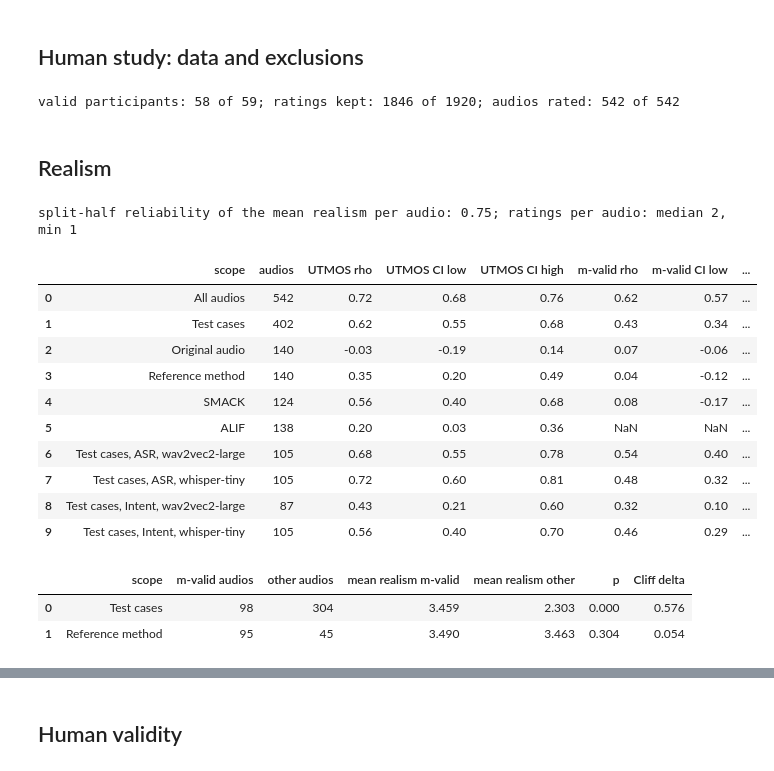
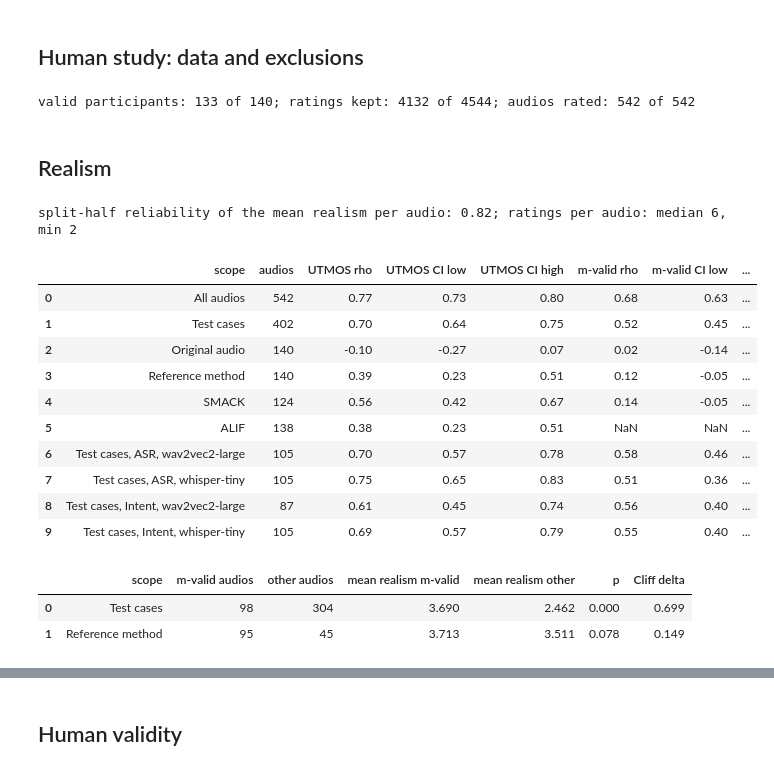
Before and after one commit to oliverweissl/GATAS, a Jupyter notebook: analysis/RQ3_Validity.ipynb, the cells around one changed output, grey strips where cells are left out. Drawn from its saved outputs; the diff is of its cells as text; code cells hidden in the pictures.

```diff
--- a/analysis/RQ3_Validity.ipynb
+++ b/analysis/RQ3_Validity.ipynb
@@ -89,16 +69,25 @@ m-valid UTMOS thresholds per task: {'ASR': 4.262, 'Intent': 4.031}
 import json, os, urllib.request
 import numpy as np
 from scipy import stats
-from stats_utils import wilson_ci
 
 SHEET = "1gqpJs8xKk-GUQ6TEnX8SrmjrWkQGdU6OqM8bKmMDTWk"
 RESPONSES = "../survey/responses.csv"
 ATTENTION = 75  # min. share [%] of clean recordings that must be heard as the shown text
-try:
-    urllib.request.urlretrieve(f"https://docs.google.com/spreadsheets/d/{SHEET}/export?format=csv", RESPONSES)
-except Exception:
-    print("sheet not reachable, using the cached", RESPONSES)
+REFRESH = True  # True: download the current sheet (the paper numbers refer to the cached snapshot)
+if REFRESH:
+    try:
+        urllib.request.urlretrieve(f"https://docs.google.com/spreadsheets/d/{SHEET}/export?format=csv", RESPONSES)
+    except Exception:
+        print("sheet not reachable, using the cached", RESPONSES)
 raw = pd.read_csv(RESPONSES)
+# some rows lack the headphones column (item sits in 'headphones'): shift them back into the header layout
+shifted = raw.headphones.astype(str).str.fullmatch(r"i[0-9a-f]{10}")
+if shifted.any():
+    cols = list(raw.columns[raw.columns.get_loc("headphones"):])
+    raw.loc[shifted, cols] = np.column_stack([np.full(shifted.sum(), np.nan), raw.loc[shifted, cols[:-1]].to_numpy()])
+    for c in ("order", "realism", "plays", "seconds"):
+        raw[c] = pd.to_numeric(raw[c])
+    print(f"realigned {shifted.sum()} rows without the headphones column")
 key = json.load(open("../survey/private/key.json"))
 
 def item_row(item):
@@ -108,8 +97,7 @@ def item_row(item):
     clean = k["condition"] == "clean"
     method = "Clean" if clean else {"ours": "GATAS" if task == "ASR" else "GATAS_llm"}.get(k["condition"], k["condition"])
     return {"item": item, "task": task, "model": ev["asr_model"], "method": method,
-            "utmos": ev["scores"]["UTMOS_ORIGINAL" if clean else "UTMOS"],
-            "spec": 0.0 if clean else ev["scores"]["SPECTROGRAM_DISTANCE"]}
+            "utmos": ev["scores"]["UTMOS_ORIGINAL" if clean else "UTMOS"]}
 
 items = pd.DataFrame([item_row(i) for i in key]).set_index("item")
 items["m_valid"] = items.utmos >= items.task.map(thr2)
@@ -125,7 +113,7 @@ ok = d[d.participant.isin(participants.index[participants.valid]) & (d.plays >=
 print(f"valid participants: {participants.valid.sum()} of {len(participants)}; ratings kept: {len(ok)} of {len(d)}; "
       f"audios rated: {ok.item.nunique()} of {len(items)}")
 # %% [output]
-valid participants: 58 of 59; ratings kept: 1846 of 1920; audios rated: 542 of 542
+valid participants: 133 of 140; ratings kept: 4132 of 4544; audios rated: 542 of 542
 # %% [markdown]
 ## Realism
 # %%
@@ -160,58 +148,46 @@ for _ in range(200):
         if len(g) >= 2:
             r = rng.permutation(g.realism.to_numpy(float)); a.append(r[: len(r) // 2].mean()); b.append(r[len(r) // 2:].mean())
     r = stats.spearmanr(a, b)[0]; rel.append(2 * r / (1 + r))
 print(f"split-half reliability of the mean realism per audio: {np.mean(rel):.2f}; ratings per audio: median {per_audio.ratings.median():.0f}, min {per_audio.ratings.min()}")
 
 groups = [("All audios", per_audio), ("Test cases", tc), ("Original audio", per_audio[per_audio.method == "Clean"]),
           ("Reference method", per_audio[per_audio.reference]), ("SMACK", per_audio[per_audio.method == "SMACK"]), ("ALIF", per_audio[per_audio.method == "ALIF"])]
 for (task, model), g in tc.groupby(["task", "model"]):
     groups.append((f"Test cases, {task}, {model}", g))
 rows = []
 for scope, df in groups:
     row = {"scope": scope, "audios": len(df)}
-    for name, col in (("UTMOS", "utmos"), ("m-valid", "m_valid"), ("Spec", "spec")):
-        r, lo, hi = (np.nan,) * 3 if (col == "spec" and scope == "All audios") else rho(df.assign(**{col: df[col].astype(float)}), col)
+    for name, col in (("UTMOS", "utmos"), ("m-valid", "m_valid")):
+        r, lo, hi = rho(df.assign(**{col: df[col].astype(float)}), col)
         row.update({f"{name} rho": r, f"{name} CI low": lo, f"{name} CI high": hi})
     rows.append(row)
 corr = pd.DataFrame(rows)
 corr.round(2).to_csv("_tables/rq3_human_realism.csv", index=False)
 display(corr.round(2))
 
 # does m-valid separate realistic from unrealistic audio? (one-sided Mann-Whitney on the per-audio realism)
 rows = []
 for scope, df in (("Test cases", tc), ("Reference method", tc[tc.reference])):
     a, b = df[df.m_valid].realism, df[~df.m_valid].realism
     mw = stats.mannwhitneyu(a, b, alternative="greater")
     rows.append({"scope": scope, "m-valid audios": len(a), "other audios": len(b), "mean realism m-valid": a.mean(), "mean realism other": b.mean(),
                  "p": mw.pvalue, "Cliff delta": 2 * mw.statistic / (len(a) * len(b)) - 1})
 mvalid_split = pd.DataFrame(rows)
 mvalid_split.round(4).to_csv("_tables/rq3_human_mvalid_split.csv", index=False)
 display(mvalid_split.round(3))
-
-def fmt(r, lo, hi):
-    return "--" if np.isnan(r) else f"{r:.2f} [{lo:.2f}, {hi:.2f}]"
-lines = [r"\begin{table}[t]", r"\caption{Rank correlation of the mean human realism per audio with the automatic measures, with 95\% bootstrap intervals over audios.}",
-         r"\label{tab:corr}", r"\centering", r"\footnotesize", r"\adjustbox{max width=\columnwidth}{%", r"\begin{tabular}{lcccc}\toprule",
-         r" & Audios & UTMOS & M-valid & $d_F$-Spec \\ \midrule"]
-for r in corr.itertuples():
-    lines.append(f"{r.scope.replace('wav2vec2-large', 'wav2vec2').replace('whisper-tiny', 'Whisper')} & {r.audios} & "
-                 f"{fmt(r._3, r._4, r._5)} & {fmt(r._6, r._7, r._8)} & {fmt(r._9, r._10, r._11)} \\\\")
-lines += [r"\bottomrule", r"\end{tabular}}", r"\end{table}"]
-open("_tables/rq3_corr.tex", "w").write("\n".join(lines) + "\n")
-print("\n".join(lines))
 # %% [output]
-split-half reliability of the mean realism per audio: 0.75; ratings per audio: median 2, min 1
+split-half reliability of the mean realism per audio: 0.82; ratings per audio: median 6, min 2
 |  | scope | audios | UTMOS rho | UTMOS CI low | UTMOS CI high | m-valid rho | m-valid CI low | ... |
-| 0 | All audios | 542 | 0.72 | 0.68 | 0.76 | 0.62 | 0.57 | ... |
-| 1 | Test cases | 402 | 0.62 | 0.55 | 0.68 | 0.43 | 0.34 | ... |
-| 2 | Original audio | 140 | -0.03 | -0.19 | 0.14 | 0.07 | -0.06 | ... |
-| 3 | Reference method | 140 | 0.35 | 0.20 | 0.49 | 0.04 | -0.12 | ... |
-| 4 | SMACK | 124 | 0.56 | 0.40 | 0.68 | 0.08 | -0.17 | ... |
-| 5 | ALIF | 138 | 0.20 | 0.03 | 0.36 | NaN | NaN | ... |
-| 6 | Test cases, ASR, wav2vec2-large | 105 | 0.68 | 0.55 | 0.78 | 0.54 | 0.40 | ... |
-| 7 | Test cases, ASR, whisper-tiny | 105 | 0.72 | 0.60 | 0.81 | 0.48 | 0.32 | ... |
-| 8 | Test cases, Intent, wav2vec2-large | 87 | 0.43 | 0.21 | 0.60 | 0.32 | 0.10 | ... |
-| 9 | Test cases, Intent, whisper-tiny | 105 | 0.56 | 0.40 | 0.70 | 0.46 | 0.29 | ... |
+| 0 | All audios | 542 | 0.77 | 0.73 | 0.80 | 0.68 | 0.63 | ... |
+| 1 | Test cases | 402 | 0.70 | 0.64 | 0.75 | 0.52 | 0.45 | ... |
+| 2 | Original audio | 140 | -0.10 | -0.27 | 0.07 | 0.02 | -0.14 | ... |
+| 3 | Reference method | 140 | 0.39 | 0.23 | 0.51 | 0.12 | -0.05 | ... |
+| 4 | SMACK | 124 | 0.56 | 0.42 | 0.67 | 0.14 | -0.05 | ... |
+| 5 | ALIF | 138 | 0.38 | 0.23 | 0.51 | NaN | NaN | ... |
+| 6 | Test cases, ASR, wav2vec2-large | 105 | 0.70 | 0.57 | 0.78 | 0.58 | 0.46 | ... |
+| 7 | Test cases, ASR, whisper-tiny | 105 | 0.75 | 0.65 | 0.83 | 0.51 | 0.36 | ... |
+| 8 | Test cases, Intent, wav2vec2-large | 87 | 0.61 | 0.45 | 0.74 | 0.56 | 0.40 | ... |
+| 9 | Test cases, Intent, whisper-tiny | 105 | 0.69 | 0.57 | 0.79 | 0.55 | 0.40 | ... |
 |  | scope | m-valid audios | other audios | mean realism m-valid | mean realism other | p | Cliff delta |
-| 0 | Test cases | 98 | 304 | 3.459 | 2.303 | 0.000 | 0.576 |
-| 1 | Reference method | 95 | 45 | 3.490 | 3.463 | 0.304 | 0.054 |
+| 0 | Test cases | 98 | 304 | 3.690 | 2.462 | 0.000 | 0.699 |
+| 1 | Reference method | 95 | 45 | 3.713 | 3.511 | 0.078 | 0.149 |
```
Also changed, not shown: parts of 7 cells of this notebook, 6 other files.
